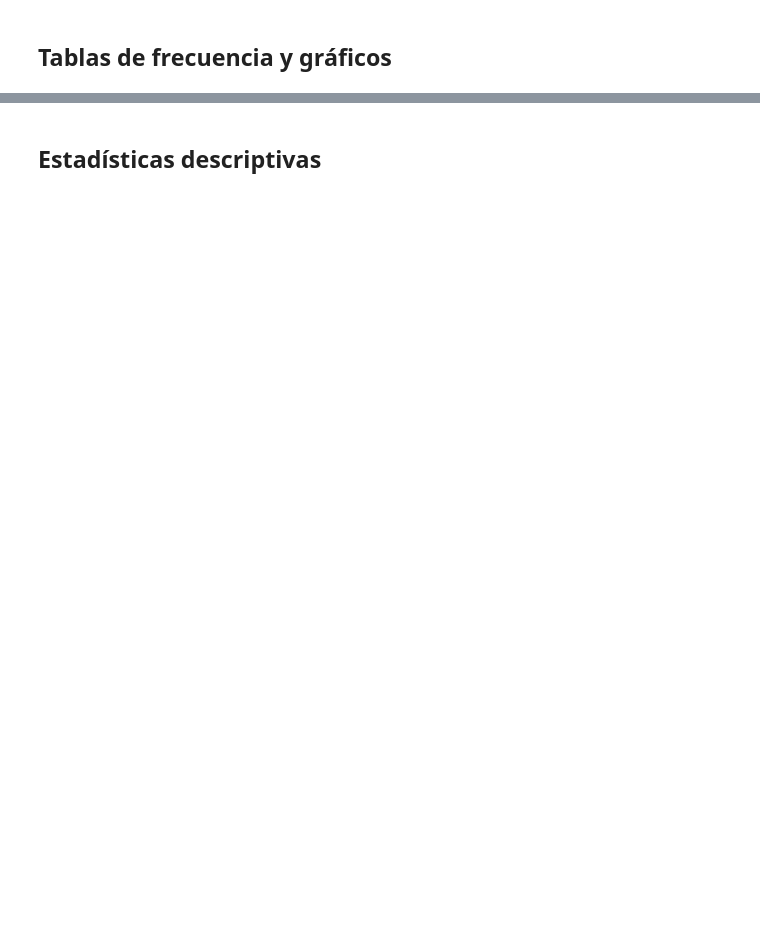
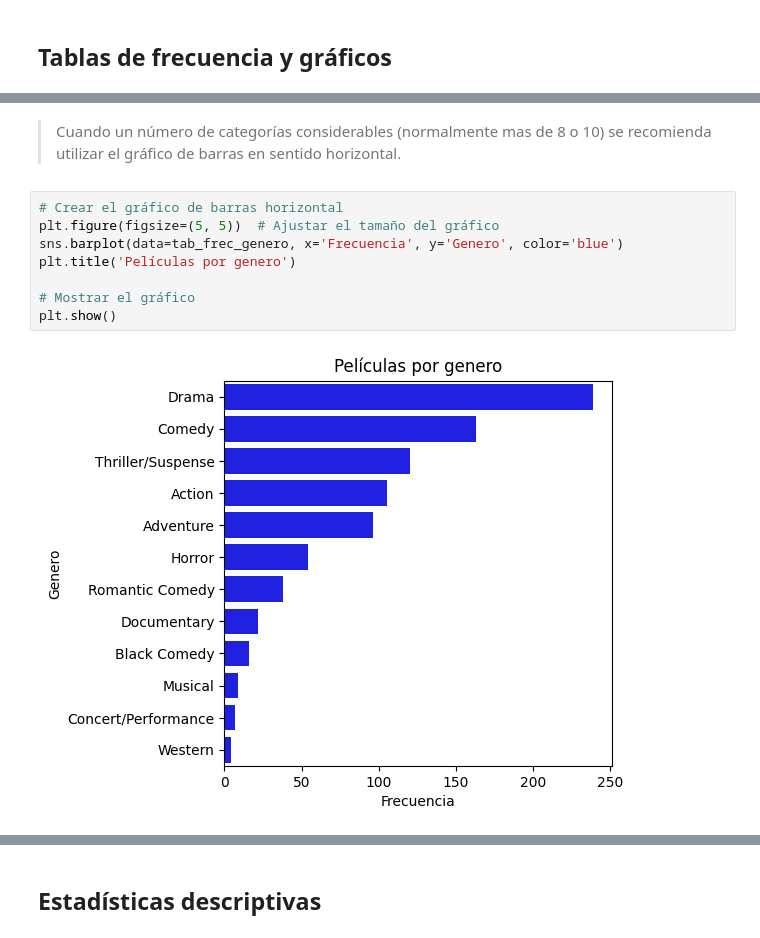
Before and after one commit to hfelizzola/Curso-Estadistica, a Jupyter notebook: Estadisticas_Descriptivas.ipynb, the cells around one changed output, grey strips where cells are left out. Cells and saved outputs as stored; diff of their text form; blank space fills up the shorter version.

```diff
--- a/Estadisticas_Descriptivas.ipynb
+++ b/Estadisticas_Descriptivas.ipynb
@@ -165,0 +197,12 @@ plt.show()
+# %% [markdown]
+> Cuando un número de categorías considerables (normalmente mas de 8 o 10) se recomienda utilizar el gráfico de barras en sentido horizontal.
+# %%
+# Crear el gráfico de barras horizontal
+plt.figure(figsize=(5, 5))  # Ajustar el tamaño del gráfico
+sns.barplot(data=tab_frec_genero, x='Frecuencia', y='Genero', color='blue')
+plt.title('Películas por genero')
+
+# Mostrar el gráfico
+plt.show()
+# %% [output]
+[figure, added]
```
Also changed, not shown: parts of 145 cells of this notebook.
